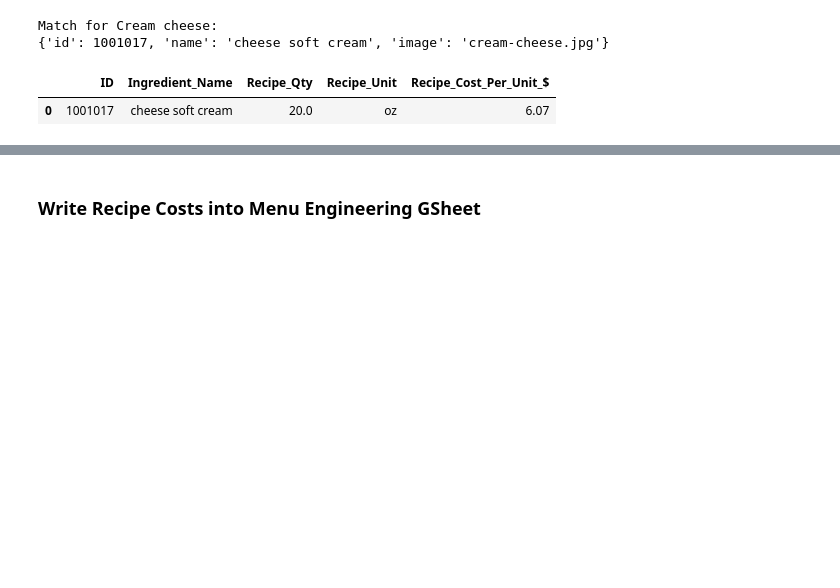
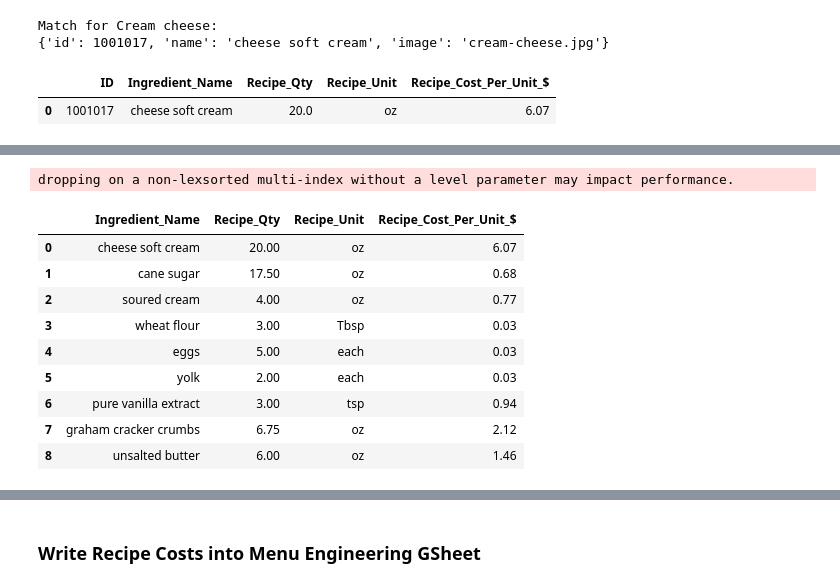
Before and after one commit to salsal3/easy-as-py, a Jupyter notebook: easy-as-py.ipynb, the cells around one changed output, grey strips where cells are left out. Cells and saved outputs as stored; diff of their text form; code cells hidden in the pictures; blank space fills up the shorter version.

Commit message:
Added resources, cleaned up code, and filled in README

```diff
--- a/easy-as-py.ipynb
+++ b/easy-as-py.ipynb
@@ -241,7 +271,3 @@ recipe_list
-# %%
-# Get a recipe's list of ingredients and quantities
-data = get_recipe_from_docx(recipe_list[0])
 # %%
-# Create a DataFrame of the first recipe 'Basil Ricotta'
-basil_ricotta_df = create_df_from_recipe(data)
-basil_ricotta_df
+# Create a DataFrame for the Cheesecake recipe's data
+cheesecake_df = create_df_from_recipe('cheesecake_recipe.docx')
@@ -311,3 +320,0 @@ recipe_list
-# %%
-cheesecake_df = create_df_from_recipe(get_recipe_from_docx(recipe_list[1]))
-cheesecake_df
@@ -372,3 +368,10 @@ Match for Cream cheese:
 {'id': 1001017, 'name': 'cheese soft cream', 'image': 'cream-cheese.jpg'}
 |  | ID | Ingredient_Name | Recipe_Qty | Recipe_Unit | Recipe_Cost_Per_Unit_$ |
 | 0 | 1001017 | cheese soft cream | 20.0 | oz | 6.07 |
+# %%
+# Create a DataFrame using Spoonacular's pricing
+# create_df_spoon_prices()
+df = pd.DataFrame()
+for index, row in cheesecake_df.iterrows():
+    data = ing_info_to_df(row[0],row[1],row[2])
+    df = df.append(data)
@@ -374,0 +397,16 @@ Match for Cream cheese:
+# %%
+# Clean up df
+cheesecake_cost_df = df.reset_index().drop(columns=['index','ID'])
+cheesecake_cost_df
+# %% [output]
+dropping on a non-lexsorted multi-index without a level parameter may impact performance.
+|  | Ingredient_Name | Recipe_Qty | Recipe_Unit | Recipe_Cost_Per_Unit_$ |
+| 0 | cheese soft cream | 20.00 | oz | 6.07 |
+| 1 | cane sugar | 17.50 | oz | 0.68 |
+| 2 | soured cream | 4.00 | oz | 0.77 |
+| 3 | wheat flour | 3.00 | Tbsp | 0.03 |
+| 4 | eggs | 5.00 | each | 0.03 |
+| 5 | yolk | 2.00 | each | 0.03 |
+| 6 | pure vanilla extract | 3.00 | tsp | 0.94 |
+| 7 | graham cracker crumbs | 6.75 | oz | 2.12 |
+| 8 | unsalted butter | 6.00 | oz | 1.46 |
```
Also changed, not shown: parts of 28 cells of this notebook, 6 other files.
